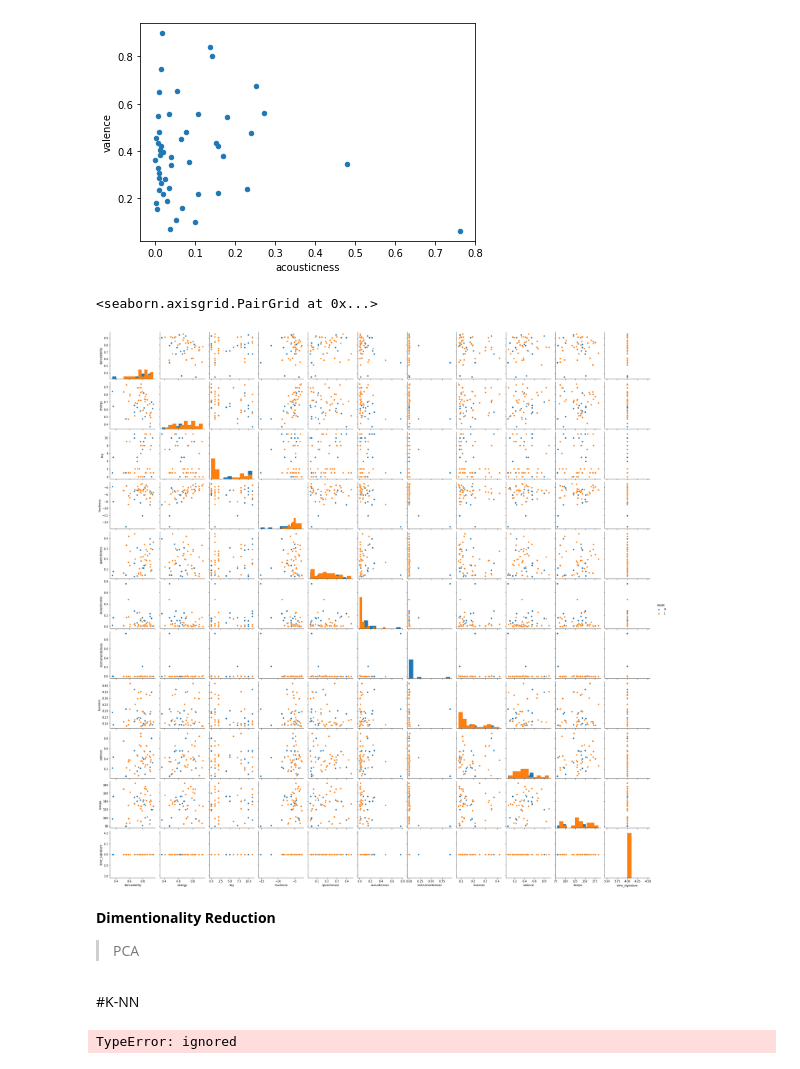
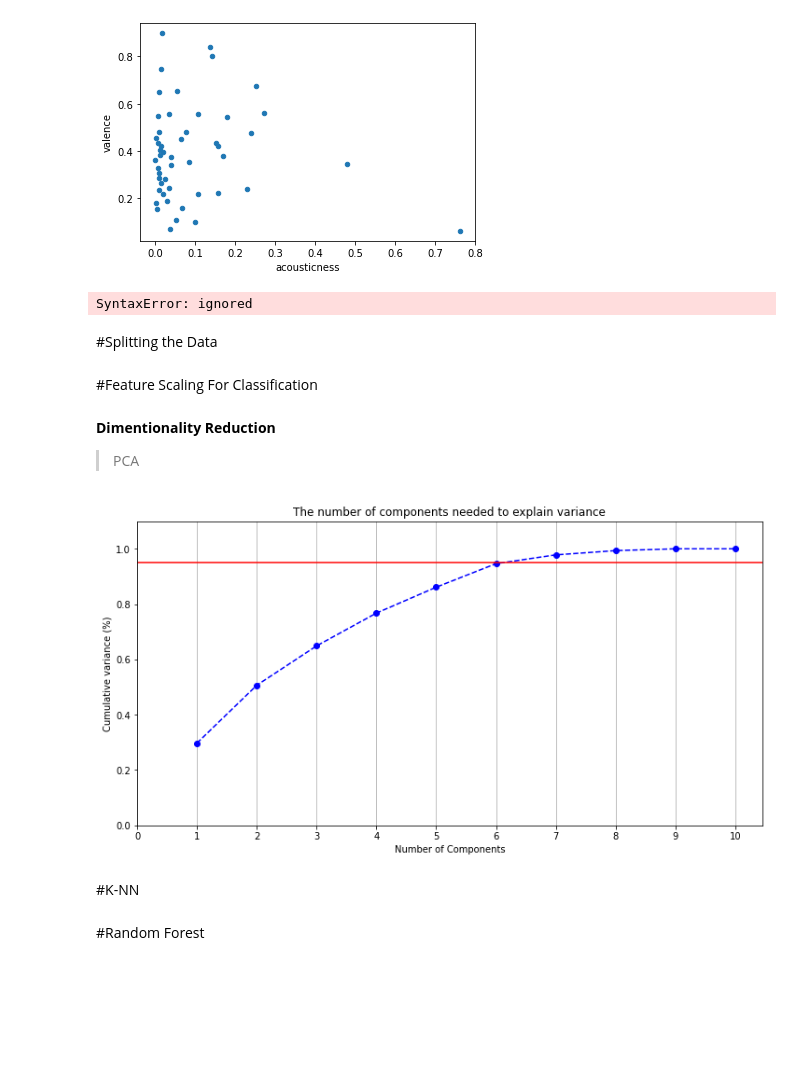
Before and after one commit to mosh98/spotify_dataset_exploration, a Jupyter notebook: Classifier_spotify_habits.ipynb, the cells around one changed output. Saved outputs shown, nothing was run; the diff lists cells and outputs as text; code cells hidden in the pictures; blank space fills up the shorter version.

```diff
--- a/Classifier_spotify_habits.ipynb
+++ b/Classifier_spotify_habits.ipynb
@@ -143,7 +162,8 @@ Trying to find out potential relationship between songs with valence and acousti
 
 #didn't need to take a small sample of data as the data consists of 29 rows anyways.
 #Quick PairPlot cuz why not kid
-sns.pairplot(new_data.drop(['uri'],axis =1) ,hue='mode',diag_kind='hist')
+#sns.pairplot( new_data, axis =1 ) ,hue='mode',diag_kind='hist' )
 # %% [output]
-<seaborn.axisgrid.PairGrid at 0x...>
+SyntaxError: ignored
-[figure, removed]
+# %% [markdown]
+#Splitting the Data
@@ -150,14 +174,49 @@ sns.pairplot(new_data.drop(['uri'],axis =1) ,hue='mode',diag_kind='hist')
+# %% [markdown]
+#Feature Scaling For Classification
+# %%
+
+from sklearn.preprocessing import MinMaxScaler
+scaler = MinMaxScaler()
+data_rescaled = scaler.fit_transform(new_data)
+
+data_rescaled
 # %% [markdown]
 **Dimentionality Reduction**
 
 
 > PCA
+# %%
+from sklearn.decomposition import PCA
+pca = PCA(n_components = 6)
+pca.fit(data_rescaled)
+reduced = pca.transform(data_rescaled)
+# %%
+pca = PCA().fit(data_rescaled)
+
+% matplotlib inline
+import matplotlib.pyplot as plt
+plt.rcParams["figure.figsize"] = (12,6)
+
+fig, ax = plt.subplots()
+xi = np.arange(1, 11, step=1)
+y = np.cumsum(pca.explained_variance_ratio_)
+
+plt.ylim(0.0,1.1)
+plt.plot(xi, y, marker='o', linestyle='--', color='b')
+
+plt.xlabel('Number of Components')
+plt.xticks(np.arange(0, 11, step=1)) #change from 0-based array index to 1-based human-readable label
+plt.ylabel('Cumulative variance (%)')
+plt.title('The number of components needed to explain variance')
+
+plt.axhline(y=0.95, color='r', linestyle='-')
+
+
+ax.grid(axis='x')
+plt.show()
+# %% [output]
+[figure, added]
 # %% [markdown]
 #K-NN
 # %%
 from sklearn.neighbors import KNeighborsClassifier
-# %%
-neight = KNeighborsClassifier(n_neightbors = 3)
-neight.fit()
-# %% [output]
-TypeError: ignored
@@ -163,0 +226,2 @@ TypeError: ignored
+# %% [markdown]
+#Random Forest
```
Also changed, not shown: parts of 11 cells of this notebook.
